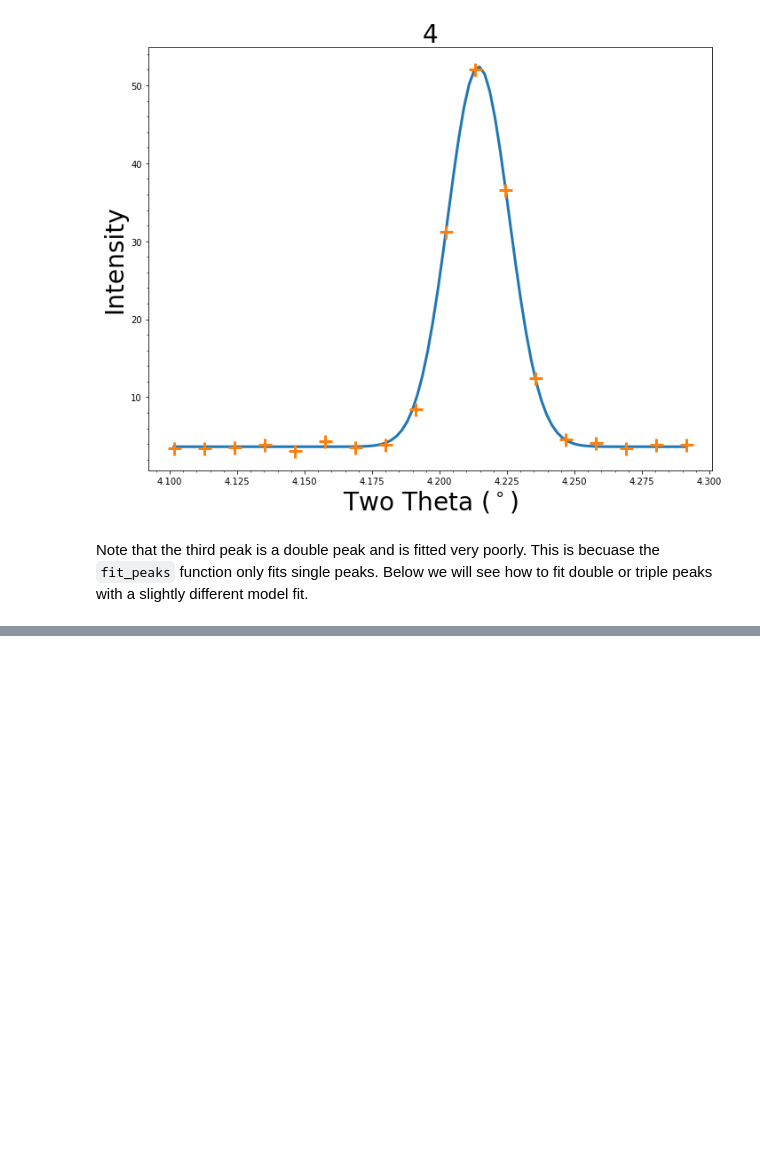
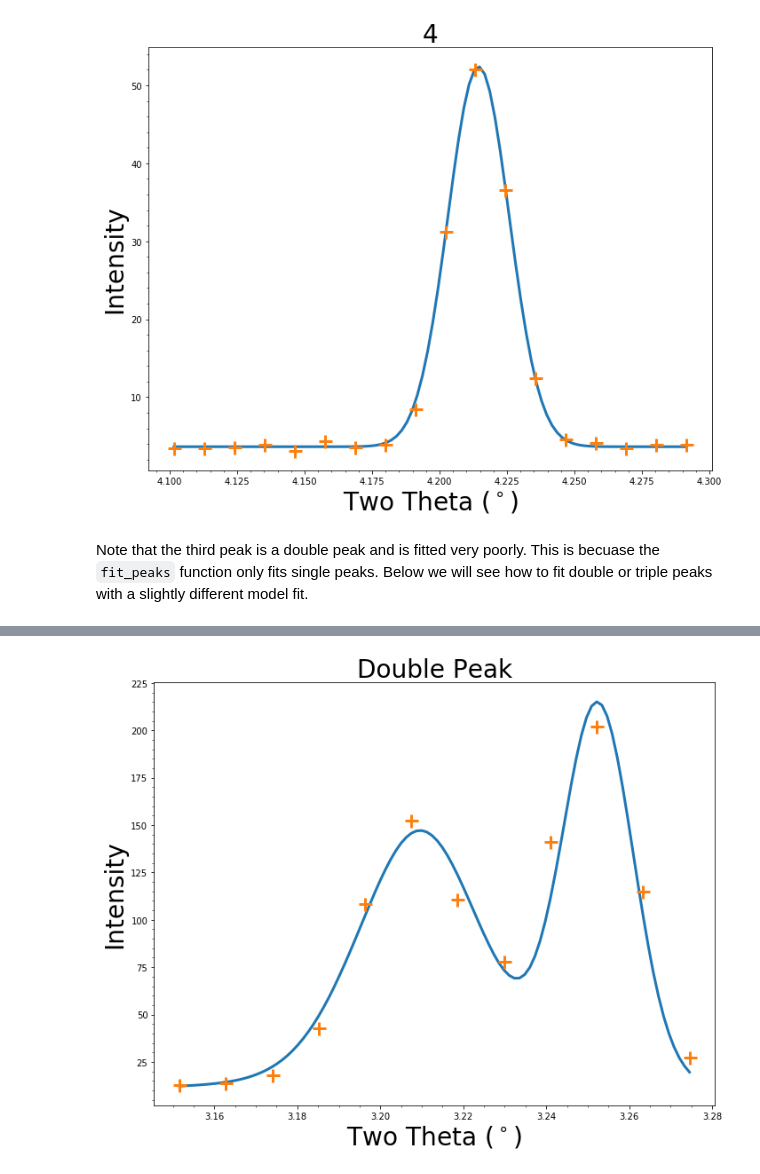
Before and after one commit to LightForm-group/xrdfit, a Jupyter notebook: example_analysis_workflow.ipynb, the cells around one changed output, grey strips where cells are left out. Saved outputs shown, nothing was run; the diff lists cells and outputs as text; code cells hidden in the pictures; blank space fills up the shorter version.

```diff
--- a/example_analysis_workflow.ipynb
+++ b/example_analysis_workflow.ipynb
@@ -413,0 +152,7 @@ fit.plot_spectrum()
+# %%
+peak_labels = ['Double Peak']
+peak_ranges = [(3.15, 3.28)]
+spectral_data.fit_2_peaks(peak_labels, peak_ranges, 3.20, 3.15, 3.32, 3.26, 3.23, 3.28)
+spectral_data.plot_fit('Double Peak')
+# %% [output]
+[figure, added]
```
Also changed, not shown: parts of 52 cells of this notebook, 1 other file.
